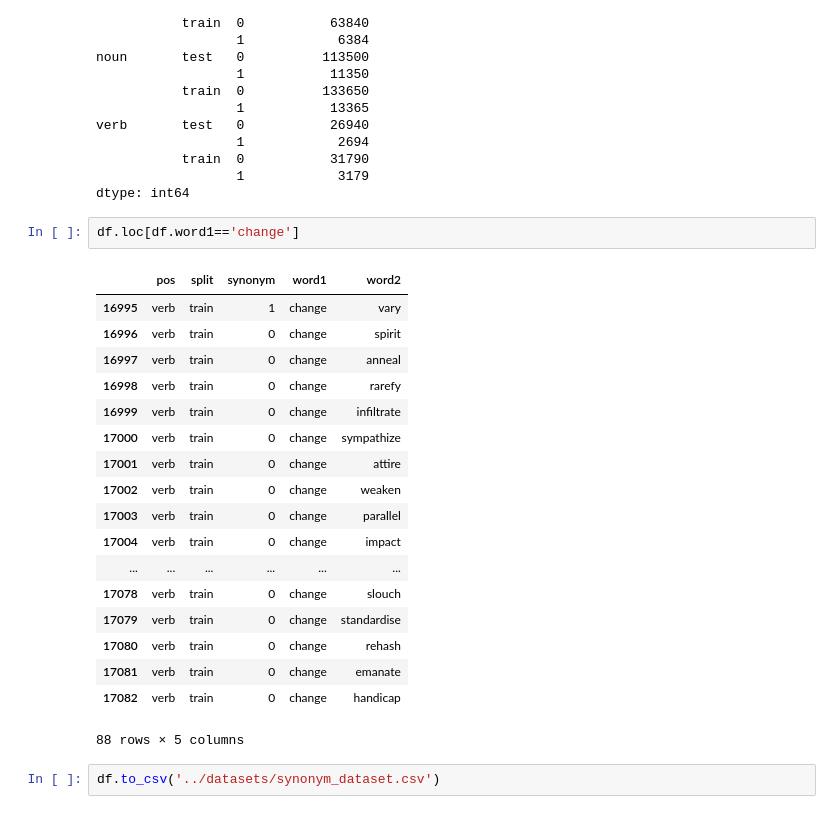
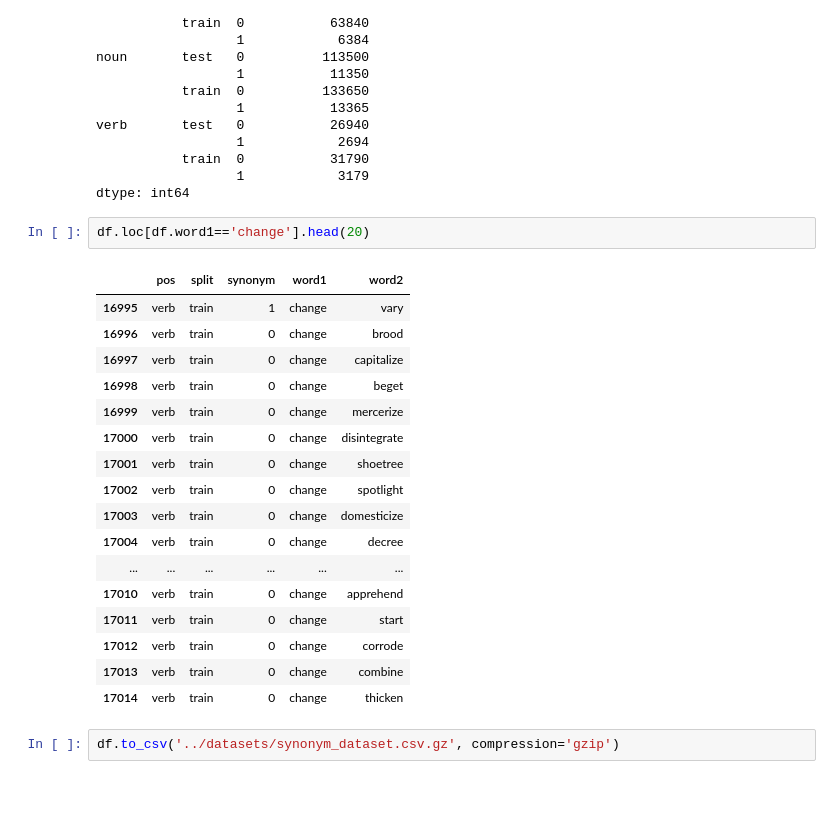
Before and after one commit to rmanak/wordvec-syns, a Jupyter notebook: notebooks/synonyms_wordnet.ipynb, the cells around one changed output. Saved outputs shown, nothing was run; the diff lists cells and outputs as text.

Commit message:
added gzip compressed csv dataset

```diff
--- a/notebooks/synonyms_wordnet.ipynb
+++ b/notebooks/synonyms_wordnet.ipynb
@@ -188,25 +189,24 @@ verb       test   0           26940
                   1            3179
 dtype: int64
 # %%
-df.loc[df.word1=='change']
+df.loc[df.word1=='change'].head(20)
 # %% [output]
 |  | pos | split | synonym | word1 | word2 |
 | 16995 | verb | train | 1 | change | vary |
-| 16996 | verb | train | 0 | change | spirit |
-| 16997 | verb | train | 0 | change | anneal |
-| 16998 | verb | train | 0 | change | rarefy |
-| 16999 | verb | train | 0 | change | infiltrate |
-| 17000 | verb | train | 0 | change | sympathize |
-| 17001 | verb | train | 0 | change | attire |
-| 17002 | verb | train | 0 | change | weaken |
-| 17003 | verb | train | 0 | change | parallel |
-| 17004 | verb | train | 0 | change | impact |
+| 16996 | verb | train | 0 | change | brood |
+| 16997 | verb | train | 0 | change | capitalize |
+| 16998 | verb | train | 0 | change | beget |
+| 16999 | verb | train | 0 | change | mercerize |
+| 17000 | verb | train | 0 | change | disintegrate |
+| 17001 | verb | train | 0 | change | shoetree |
+| 17002 | verb | train | 0 | change | spotlight |
+| 17003 | verb | train | 0 | change | domesticize |
+| 17004 | verb | train | 0 | change | decree |
 | ... | ... | ... | ... | ... | ... |
-| 17078 | verb | train | 0 | change | slouch |
-| 17079 | verb | train | 0 | change | standardise |
-| 17080 | verb | train | 0 | change | rehash |
-| 17081 | verb | train | 0 | change | emanate |
-| 17082 | verb | train | 0 | change | handicap |
+| 17010 | verb | train | 0 | change | apprehend |
+| 17011 | verb | train | 0 | change | start |
+| 17012 | verb | train | 0 | change | corrode |
+| 17013 | verb | train | 0 | change | combine |
+| 17014 | verb | train | 0 | change | thicken |
-88 rows × 5 columns
 # %%
-df.to_csv('../datasets/synonym_dataset.csv')
+df.to_csv('../datasets/synonym_dataset.csv.gz', compression='gzip')
```
Also changed, not shown: parts of 2 cells of this notebook, 2 other files.
